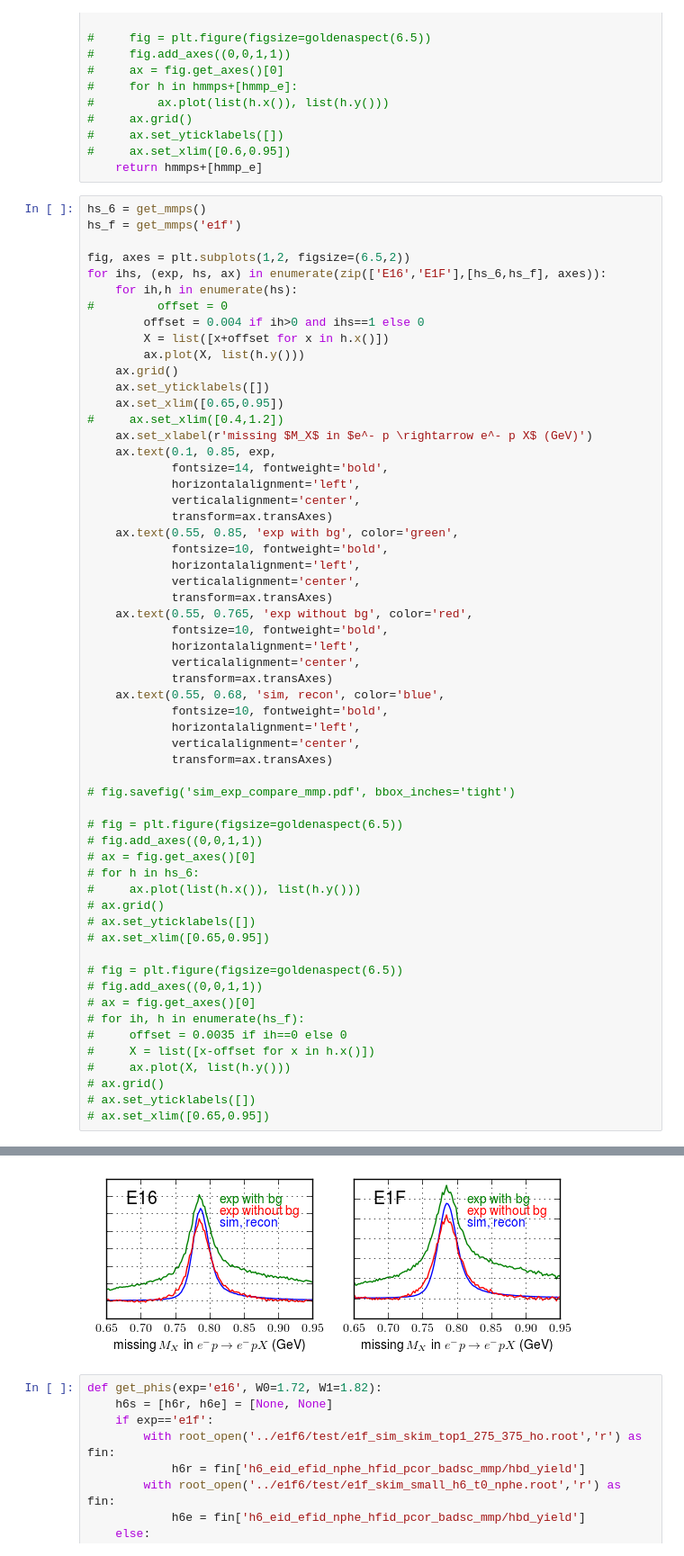
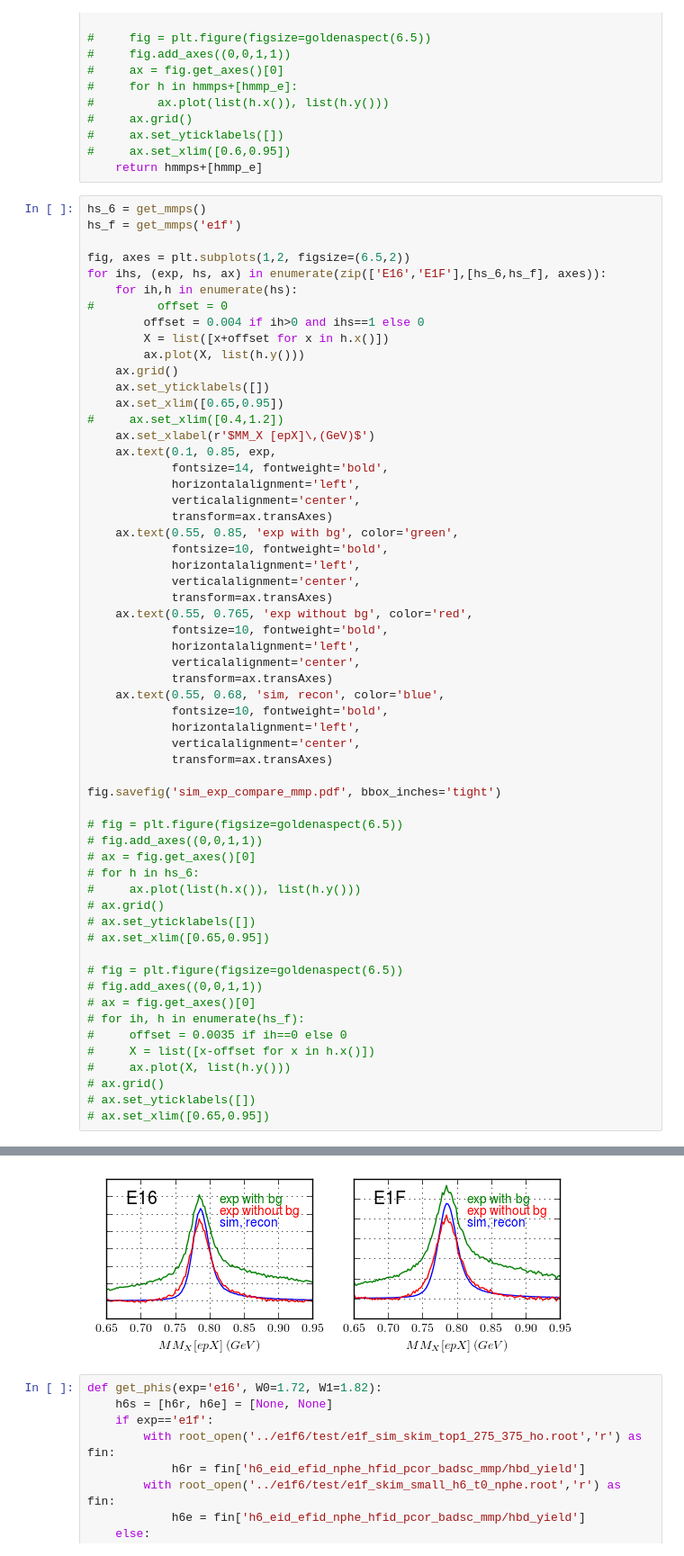
Before and after one commit to evan-phelps/phys-ana-omega, a Jupyter notebook: worksheets/simulation_basic_compare.ipynb, the cells around one changed output, grey strips where cells are left out. Shown at 90% size. Cells and saved outputs as stored; diff of their text form.

Commit message:
figures

```diff
--- a/worksheets/simulation_basic_compare.ipynb
+++ b/worksheets/simulation_basic_compare.ipynb
@@ -320,7 +330,7 @@ for ihs, (exp, hs, ax) in enumerate(zip(['E16','E1F'],[hs_6,hs_f], axes)):
     ax.set_yticklabels([])
     ax.set_xlim([0.65,0.95])
 #     ax.set_xlim([0.4,1.2])
-    ax.set_xlabel(r'missing $M_X$ in $e^- p \rightarrow e^- p X$ (GeV)')
+    ax.set_xlabel(r'$MM_X [epX]\,(GeV)$')
     ax.text(0.1, 0.85, exp,
             fontsize=14, fontweight='bold',
             horizontalalignment='left',
@@ -338,35 +348,35 @@ for ihs, (exp, hs, ax) in enumerate(zip(['E16','E1F'],[hs_6,hs_f], axes)):
             transform=ax.transAxes)
     ax.text(0.55, 0.68, 'sim, recon', color='blue',
             fontsize=10, fontweight='bold',
             horizontalalignment='left',
             verticalalignment='center',
             transform=ax.transAxes)
 
-# fig.savefig('sim_exp_compare_mmp.pdf', bbox_inches='tight')
+fig.savefig('sim_exp_compare_mmp.pdf', bbox_inches='tight')
 
 # fig = plt.figure(figsize=goldenaspect(6.5))
 # fig.add_axes((0,0,1,1))
 # ax = fig.get_axes()[0]
 # for h in hs_6:
 #     ax.plot(list(h.x()), list(h.y()))
 # ax.grid()
 # ax.set_yticklabels([])
 # ax.set_xlim([0.65,0.95])
 
 # fig = plt.figure(figsize=goldenaspect(6.5))
 # fig.add_axes((0,0,1,1))
 # ax = fig.get_axes()[0]
 # for ih, h in enumerate(hs_f):
 #     offset = 0.0035 if ih==0 else 0
 #     X = list([x-offset for x in h.x()])
 #     ax.plot(X, list(h.y()))
 # ax.grid()
 # ax.set_yticklabels([])
 # ax.set_xlim([0.65,0.95])
 # %% [output]
 1.0986575096567484 1.0665802733788432 0.9708032430525806
 1.0931991140269957 1.0924884520683946 0.9993499245018749
-[figure, old version]
+[figure, new version]
 # %%
 def get_phis(exp='e16', W0=1.72, W1=1.82):
     h6s = [h6r, h6e] = [None, None]
```
Also changed, not shown: parts of 1 cell of this notebook, 9 other files.
